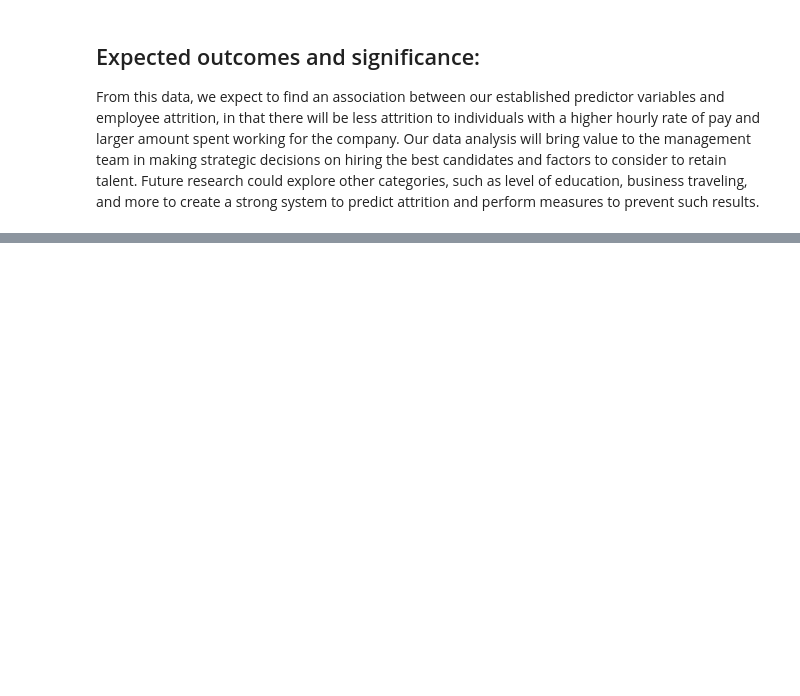
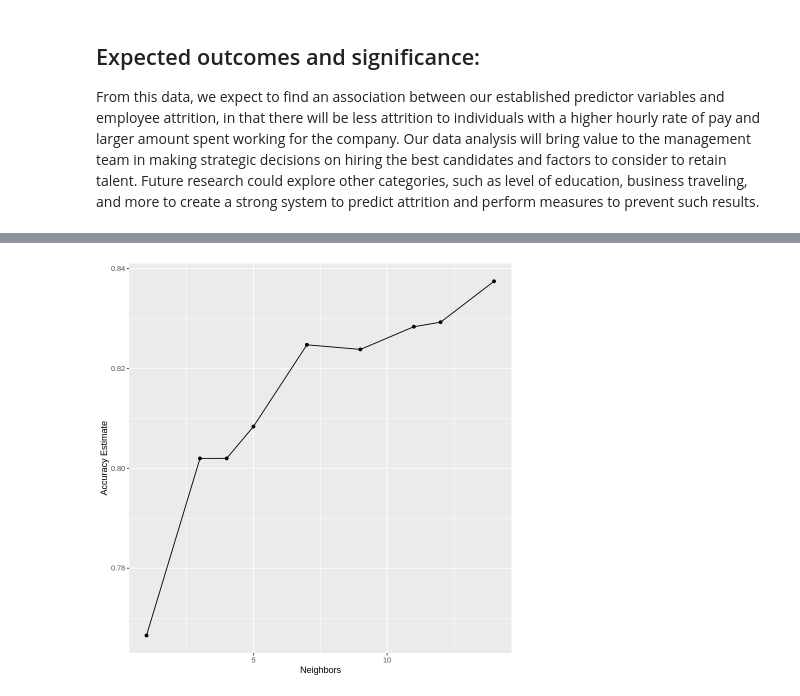
Before and after one commit to wenshanli1231/DSCI-Group-Project, a Jupyter notebook: Project Proposal.ipynb, the cells around one changed output, grey strips where cells are left out. Cells and saved outputs as stored; diff of their text form; code cells hidden in the pictures; blank space fills up the shorter version.

```diff
--- a/Project Proposal.ipynb
+++ b/Project Proposal.ipynb
@@ -115,0 +105,5 @@ From this data, we expect to find an association between our established predict
+# %%
+knn_tuned <- nearest_neighbor(weight_func = "rectangular",neighbors=tune())|>
+                set_engine("kknn")|>
+                set_mode("classification")
+knn_tuned
@@ -115,0 +118,3 @@ From this data, we expect to find an association between our established predict
+# %%
+attrition_vfold <- vfold_cv(attrition_train,v=5,strata=Attrition)
+attrition_vfold
@@ -115,0 +130,7 @@ From this data, we expect to find an association between our established predict
+# %%
+knn_result <- workflow()|>
+                add_recipe(attrition_recipe)|>
+                add_model(knn_tuned)|>
+                tune_grid(resamples=attrition_vfold,grid=10)|>
+                    collect_metrics()
+knn_result
@@ -115,0 +148,11 @@ From this data, we expect to find an association between our established predict
+# %%
+accuracies <- knn_result|>
+                filter(.metric=="accuracy")
+
+accuracy_versus_k <- ggplot(accuracies,aes(x=neighbors,y=mean))+
+                        geom_point()+
+                        geom_line()+
+                        labs(x = "Neighbors", y = "Accuracy Estimate")
+accuracy_versus_k
+# %% [output]
+[figure, added]
```
Also changed, not shown: parts of 5 cells of this notebook.
